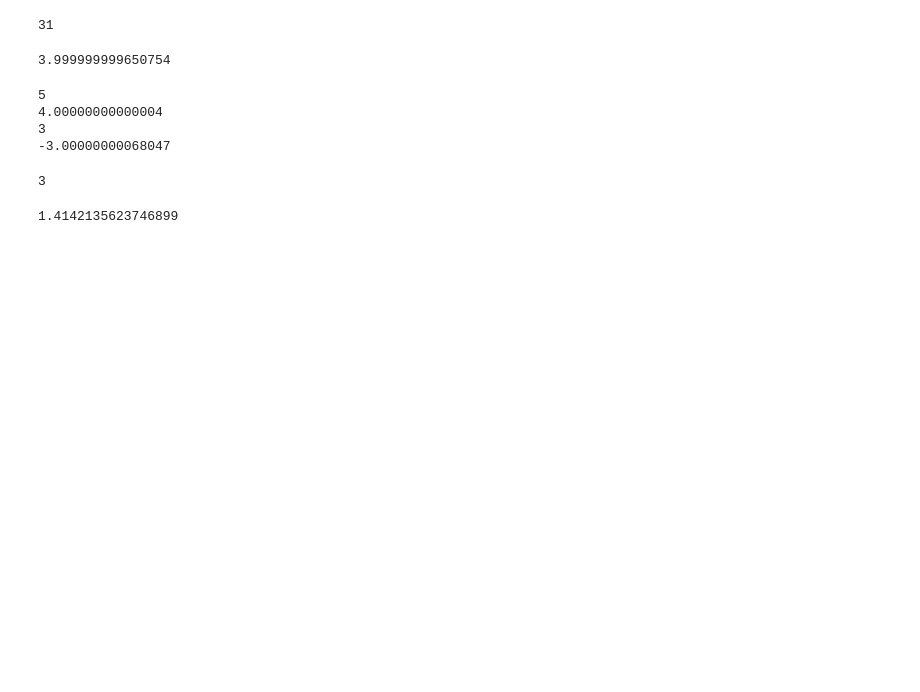
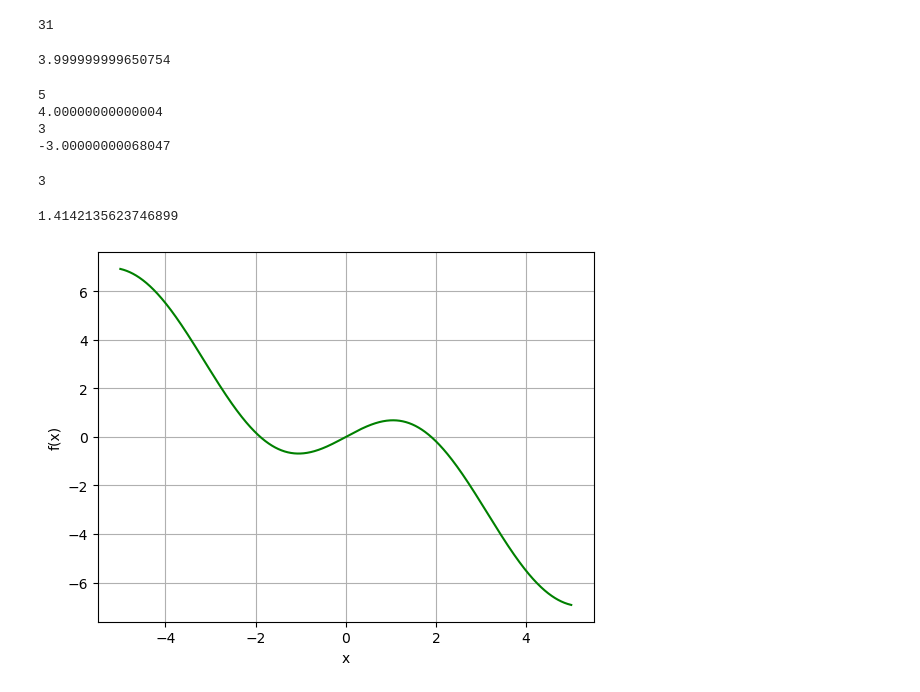
Before and after one commit to versadinary/labs, a Jupyter notebook: lab2.ipynb, the cells around one changed output. Saved outputs shown, nothing was run; the diff lists cells and outputs as text; code cells hidden in the pictures; blank space fills up the shorter version.

```diff
--- a/lab2.ipynb
+++ b/lab2.ipynb
@@ -150,3 +150,19 @@ if solg.converged:
     print("\tЧисло итераций:", solg.iterations)
 else:
     print("\tМетод не сошелся")
+# %%
+# tadk 7
+
+def f_1(x):
+    return 2 * math.sin(x) - x
+
+
+x = np.linspace(-5, 5, 1000)
+y = [f_1(i) for i in x]
+plt.plot(x, y, color = 'green')
+plt.xlabel('x')
+plt.ylabel('f(x)')
+plt.grid()
+plt.show()
+# %% [output]
+[figure, added]
```
